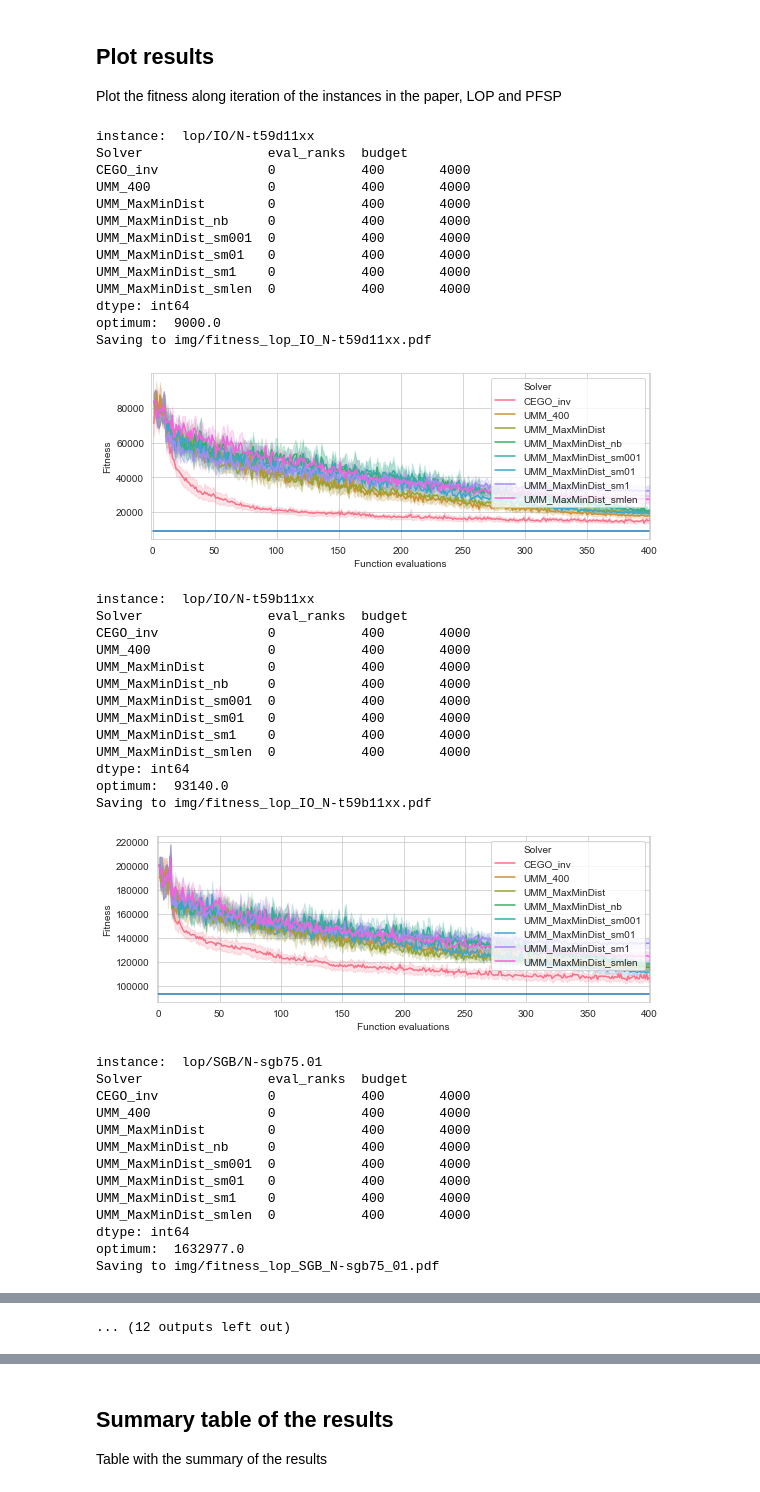
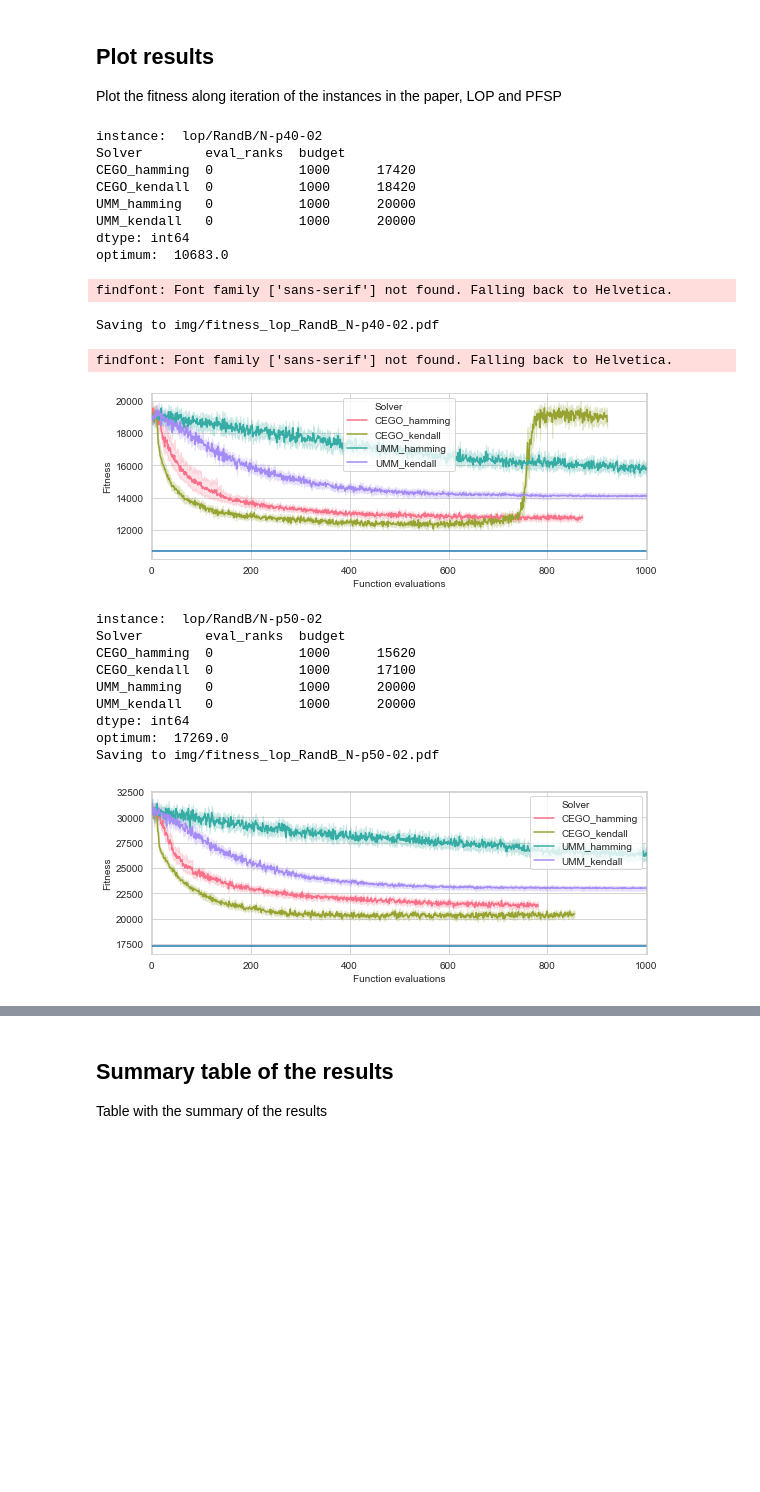
Before and after one commit to ekhiru/BB_optim, a Jupyter notebook: manuel-testing.ipynb, the cells around one changed output, grey strips where cells are left out. Cells and saved outputs as stored; diff of their text form; code cells hidden in the pictures; blank space fills up the shorter version.

Commit message:
* manuel-testing.ipynb: New plots.

```diff
--- a/manuel-testing.ipynb
+++ b/manuel-testing.ipynb
@@ -64,11 +42,0 @@ The following two cells perform the experiments, in particular:
-# %%
-df = pd.read_csv('results/m400-er0/tuning.csv', sep=',')
-for insta in df.instance.unique():
-  print(insta)
-  aux = df[df.instance==insta]
-  sns.heatmap(aux.pivot_table(index='r_1', columns='r_2', values='fitness'), cmap="viridis")
-  plt.tight_layout()
-  plt.xlabel(r'$r_2$')
-  plt.ylabel(r'$r_1$')
-  plt.savefig('img/heatmap_' + insta.replace('/','_').replace('.','_') + '.pdf')
-  plt.show()
@@ -188,62 +168,43 @@ Plot the fitness along iteration of the instances in the paper, LOP and PFSP
 # %%
 for inst in sel_insts:
   subdf = df[df.instance.str.contains(inst)].sort_values('Solver')
   print("instance: ", inst)
   print(subdf.groupby(['Solver', 'eval_ranks','budget' ]).size())
   if len(subdf) == 0: continue
   plt.figure(figsize=(8,3))
   val_opt = get_opt(inst)
   if val_opt is not None:
     print("optimum: ", val_opt)
-    if "pfsp" not in inst: # Skip the PFSP since the optimum is far and the plot will hide all the differences
-        plt.plot([0,400],[val_opt,val_opt])
+    if "lop" in inst: # Skip the PFSP and the QAP since the optimum is far and the plot will hide all the differences
+        plt.plot([0,1000],[val_opt,val_opt])
   palette = sns.color_palette("husl", subdf['Solver'].nunique())
   g = sns.lineplot(x='Function evaluations', y='Fitness', hue='Solver', data=subdf, palette=palette)
-  g.set(xlim=(-1, 401))
+  g.set(xlim=(-1, 1001))
   plt.tight_layout()
   filename = 'img/fitness_' + subdf.instance.iloc[0].replace('/','_').replace('.','_') + '.pdf'
   print("Saving to " + filename)
   plt.savefig(filename)
   plt.show()
 # %% [output]
-instance:  lop/IO/N-t59d11xx
-Solver                eval_ranks  budget
-CEGO_inv              0           400       4000
-UMM_400               0           400       4000
-UMM_MaxMinDist        0           400       4000
-UMM_MaxMinDist_nb     0           400       4000
-UMM_MaxMinDist_sm001  0           400       4000
-UMM_MaxMinDist_sm01   0           400       4000
-UMM_MaxMinDist_sm1    0           400       4000
-UMM_MaxMinDist_smlen  0           400       4000
+instance:  lop/RandB/N-p40-02
+Solver        eval_ranks  budget
+CEGO_hamming  0           1000      17420
+CEGO_kendall  0           1000      18420
+UMM_hamming   0           1000      20000
+UMM_kendall   0           1000      20000
 dtype: int64
-optimum:  9000.0
-Saving to img/fitness_lop_IO_N-t59d11xx.pdf
+optimum:  10683.0
+findfont: Font family ['sans-serif'] not found. Falling back to Helvetica.
+Saving to img/fitness_lop_RandB_N-p40-02.pdf
+findfont: Font family ['sans-serif'] not found. Falling back to Helvetica.
-[figure, old version]
+[figure, new version]
-instance:  lop/IO/N-t59b11xx
-Solver                eval_ranks  budget
-CEGO_inv              0           400       4000
-UMM_400               0           400       4000
-UMM_MaxMinDist        0           400       4000
-UMM_MaxMinDist_nb     0           400       4000
-UMM_MaxMinDist_sm001  0           400       4000
-UMM_MaxMinDist_sm01   0           400       4000
-UMM_MaxMinDist_sm1    0           400       4000
-UMM_MaxMinDist_smlen  0           400       4000
-dtype: int64
-optimum:  93140.0
-Saving to img/fitness_lop_IO_N-t59b11xx.pdf
+instance:  lop/RandB/N-p50-02
+Solver        eval_ranks  budget
+CEGO_hamming  0           1000      15620
+CEGO_kendall  0           1000      17100
+UMM_hamming   0           1000      20000
+UMM_kendall   0           1000      20000
+dtype: int64
+optimum:  17269.0
+Saving to img/fitness_lop_RandB_N-p50-02.pdf
-[figure, old version]
+[figure, new version]
-instance:  lop/SGB/N-sgb75.01
-Solver                eval_ranks  budget
-CEGO_inv              0           400       4000
-UMM_400               0           400       4000
-UMM_MaxMinDist        0           400       4000
-UMM_MaxMinDist_nb     0           400       4000
-UMM_MaxMinDist_sm001  0           400       4000
-UMM_MaxMinDist_sm01   0           400       4000
-UMM_MaxMinDist_sm1    0           400       4000
-UMM_MaxMinDist_smlen  0           400       4000
-dtype: int64
-optimum:  1632977.0
-Saving to img/fitness_lop_SGB_N-sgb75_01.pdf
@@ -293 +230,0 @@ Saving to img/fitness_lop_RandB_N-p40-02.pdf
-... (12 outputs left out)
```
Also changed, not shown: parts of 8 cells of this notebook.
